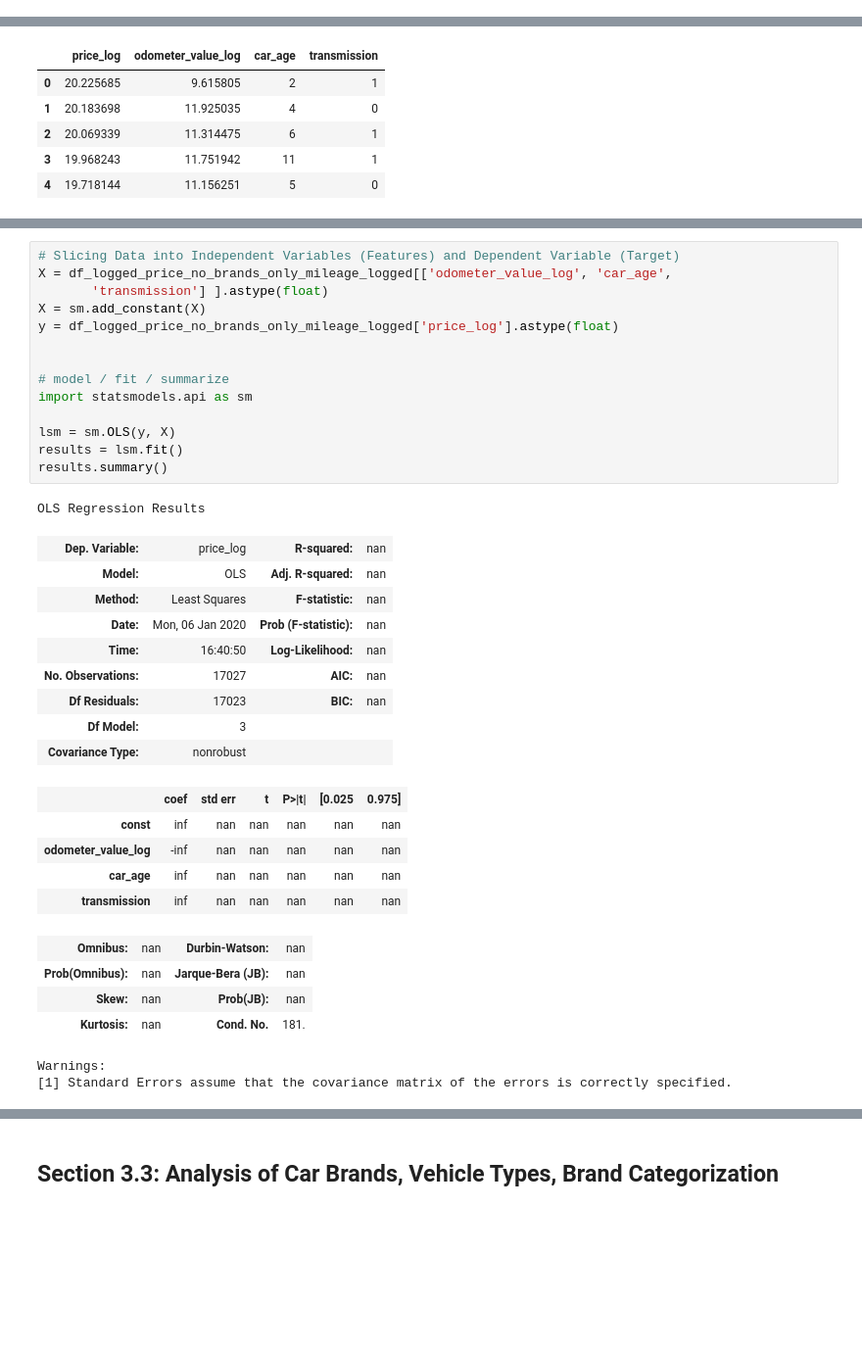
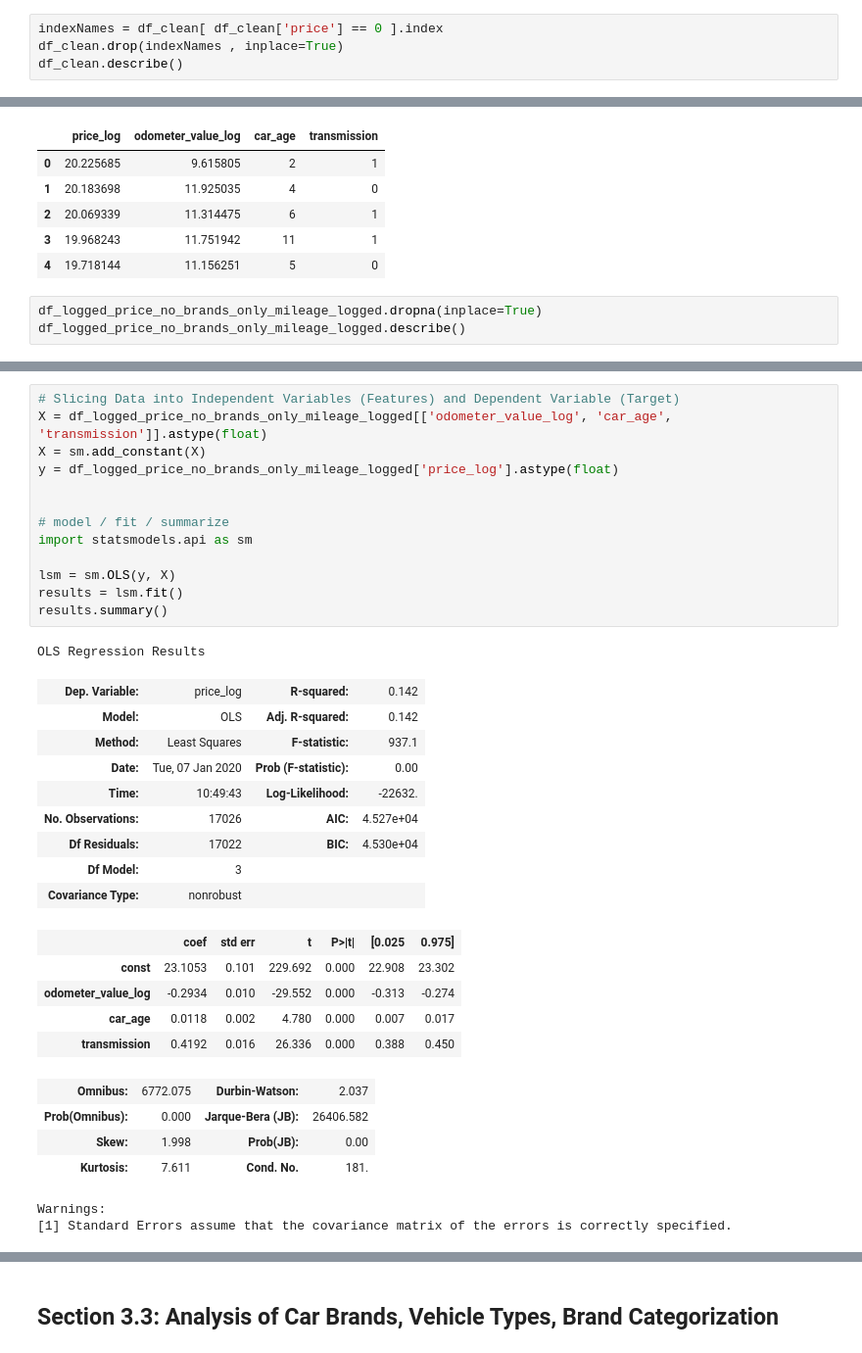
Before and after one commit to namntdev/car_analytics, a Jupyter notebook: Notebook - Used Car Price Prediction Linear Regression.ipynb, the cells around one changed output, grey strips where cells are left out. Shown: that part at 98% size. Saved outputs shown, nothing was run; the diff lists cells and outputs as text; blank space fills up the shorter version.

```diff
--- a/Notebook - Used Car Price Prediction Linear Regression.ipynb
+++ b/Notebook - Used Car Price Prediction Linear Regression.ipynb
@@ -146,0 +147,4 @@ df_clean.sample(5)
+# %%
+indexNames = df_clean[ df_clean['price'] == 0 ].index
+df_clean.drop(indexNames , inplace=True)
+df_clean.describe()
@@ -823,3 +846,6 @@ df_logged_price_no_brands_only_mileage_logged.head()
 | 2 | 20.069339 | 11.314475 | 6 | 1 |
 | 3 | 19.968243 | 11.751942 | 11 | 1 |
 | 4 | 19.718144 | 11.156251 | 5 | 0 |
+# %%
+df_logged_price_no_brands_only_mileage_logged.dropna(inplace=True)
+df_logged_price_no_brands_only_mileage_logged.describe()
@@ -826,37 +862,36 @@ df_logged_price_no_brands_only_mileage_logged.head()
 # %%
 # Slicing Data into Independent Variables (Features) and Dependent Variable (Target)
-X = df_logged_price_no_brands_only_mileage_logged[['odometer_value_log', 'car_age',
-       'transmission'] ].astype(float)
+X = df_logged_price_no_brands_only_mileage_logged[['odometer_value_log', 'car_age', 'transmission']].astype(float)
 X = sm.add_constant(X)
 y = df_logged_price_no_brands_only_mileage_logged['price_log'].astype(float)
 
 
 # model / fit / summarize
 import statsmodels.api as sm
 
 lsm = sm.OLS(y, X)
 results = lsm.fit()
 results.summary()
 # %% [output]
 OLS Regression Results
-| Dep. Variable: | price_log | R-squared: | nan |
-| Model: | OLS | Adj. R-squared: | nan |
-| Method: | Least Squares | F-statistic: | nan |
-| Date: | Mon, 06 Jan 2020 | Prob (F-statistic): | nan |
-| Time: | 16:40:50 | Log-Likelihood: | nan |
-| No. Observations: | 17027 | AIC: | nan |
-| Df Residuals: | 17023 | BIC: | nan |
+| Dep. Variable: | price_log | R-squared: | 0.142 |
+| Model: | OLS | Adj. R-squared: | 0.142 |
+| Method: | Least Squares | F-statistic: | 937.1 |
+| Date: | Tue, 07 Jan 2020 | Prob (F-statistic): | 0.00 |
+| Time: | 10:49:43 | Log-Likelihood: | -22632. |
+| No. Observations: | 17026 | AIC: | 4.527e+04 |
+| Df Residuals: | 17022 | BIC: | 4.530e+04 |
 | Df Model: | 3 |  |  |
 | Covariance Type: | nonrobust |  |  |
 |  | coef | std err | t | P>|t| | [0.025 | 0.975] |
-| const | inf | nan | nan | nan | nan | nan |
-| odometer_value_log | -inf | nan | nan | nan | nan | nan |
-| car_age | inf | nan | nan | nan | nan | nan |
-| transmission | inf | nan | nan | nan | nan | nan |
+| const | 23.1053 | 0.101 | 229.692 | 0.000 | 22.908 | 23.302 |
+| odometer_value_log | -0.2934 | 0.010 | -29.552 | 0.000 | -0.313 | -0.274 |
+| car_age | 0.0118 | 0.002 | 4.780 | 0.000 | 0.007 | 0.017 |
+| transmission | 0.4192 | 0.016 | 26.336 | 0.000 | 0.388 | 0.450 |
-| Omnibus: | nan | Durbin-Watson: | nan |
-| Prob(Omnibus): | nan | Jarque-Bera (JB): | nan |
-| Skew: | nan | Prob(JB): | nan |
-| Kurtosis: | nan | Cond. No. | 181. |
+| Omnibus: | 6772.075 | Durbin-Watson: | 2.037 |
+| Prob(Omnibus): | 0.000 | Jarque-Bera (JB): | 26406.582 |
+| Skew: | 1.998 | Prob(JB): | 0.00 |
+| Kurtosis: | 7.611 | Cond. No. | 181. |
 Warnings:
 [1] Standard Errors assume that the covariance matrix of the errors is correctly specified.
 # %% [markdown]
```
Also changed, not shown: parts of 51 cells of this notebook, 3 other files.
